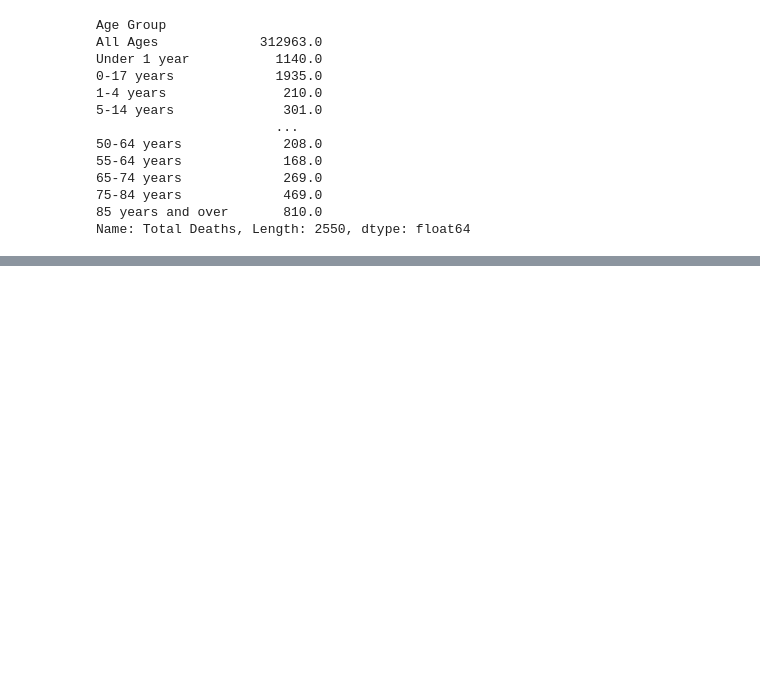
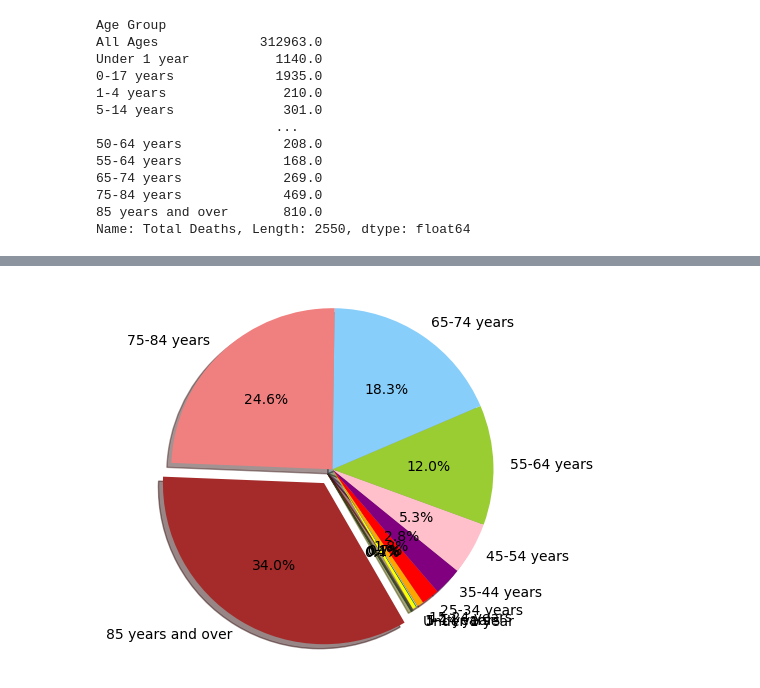
Before and after one commit to JTurk17/Team4_Project1, a Jupyter notebook: NJ_CovidDF copy.ipynb, the cells around one changed output, grey strips where cells are left out. Cells and saved outputs as stored; diff of their text form; code cells hidden in the pictures; blank space fills up the shorter version.

```diff
--- a/NJ_CovidDF copy.ipynb
+++ b/NJ_CovidDF copy.ipynb
@@ -121,0 +212,13 @@ Name: Total Deaths, Length: 2550, dtype: float64
+# %%
+sorted_pie = ["Under 1 year", "1-4 years", "5-14 years", "15-24 years", "25-34 years", "35-44 years", "45-54 years", "55-64 years", "65-74 years", "75-84 years", "85 years and over"]
+pie_deaths = [1140,210,310,2051,5603,8874,16508,37609,57393,76960,106314]
+colors = ["yellow","green","lightblue","orange","red","purple","pink","yellowgreen","lightskyblue","lightcoral","brown"]
+explode = (0,0,0,0,0,0,0,0,0,0,0.1)
+# %%
+plt.pie(pie_deaths, explode=explode, labels=sorted_pie, colors=colors,
+        autopct="%1.1f%%", shadow=True, startangle=300)
+
+plt.axis("image")
+plt.show()
+# %% [output]
+[figure, added]
```
Also changed, not shown: parts of 10 cells of this notebook.
